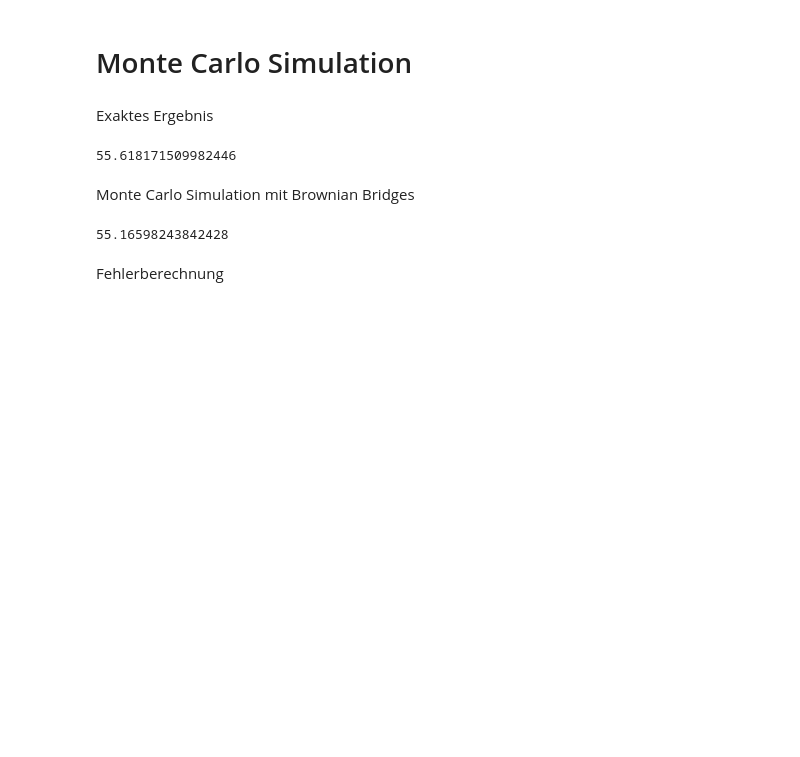
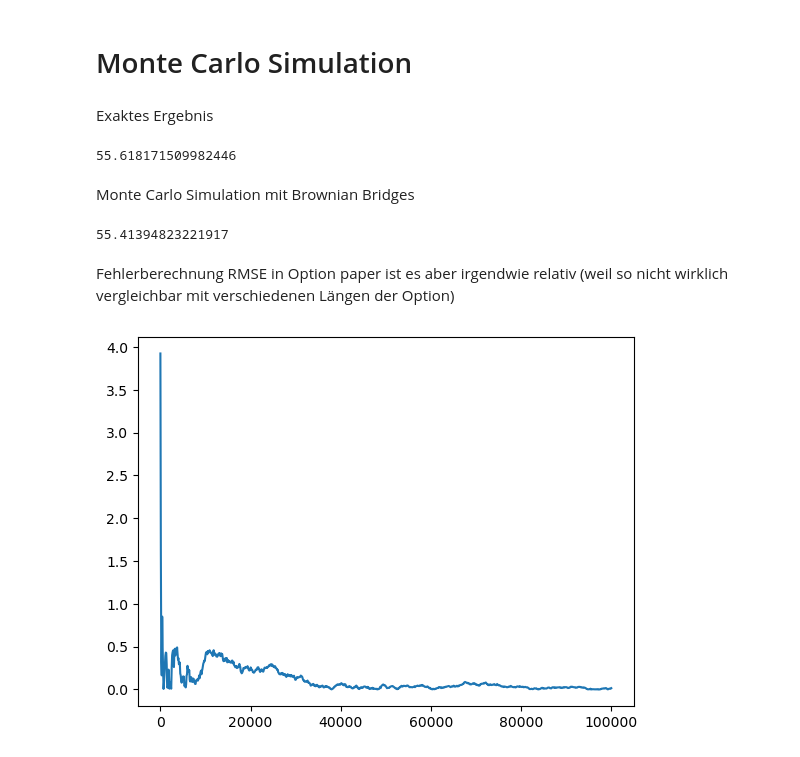
Before and after one commit to fabiangothe/Bachelor-thesis, a Jupyter notebook: Ratched_Digital_Option_BB.ipynb, the cells around one changed output. Cells and saved outputs as stored; diff of their text form; code cells hidden in the pictures; blank space fills up the shorter version.

```diff
--- a/Ratched_Digital_Option_BB.ipynb
+++ b/Ratched_Digital_Option_BB.ipynb
@@ -37,12 +37,12 @@ def create_BB(d, delta_t):
 # %% [markdown]
 Create Asset prices
 # %%
-def create_asset_prices(d, delta_t, S_0, mu, sigma):
+def create_asset_prices(mc_runs, d, delta_t, S_0, mu, sigma):
     S = np.empty([mc_runs, d+1]) #+1 weil d mal simuliert wird und aber der Startpreis des Assets auch in dem Vektor steht
 
     S[:,0] = S_0
 
-    BM = create_BB(d, delta_t)  #w_0 ist nciht dabei aber interessiert mich auch nicht
+    BM = create_BB(mc_runs, d, delta_t)  #w_0 ist nciht dabei aber interessiert mich auch nicht
 
     for k in range(mc_runs):
         for i in range(d):
@@ -51,8 +51,8 @@ def create_asset_prices(d, delta_t, S_0, mu, sigma):
 # %% [markdown]
 Calculate Payoff
 # %%
-def ratched_option(d, delta_t, S_0, mu, sigma):
-    S = create_asset_prices(d, delta_t, S_0, mu, sigma)
+def ratched_option(mc_runs, d, delta_t, S_0, mu, sigma):
+    S = create_asset_prices(mc_runs, d, delta_t, S_0, mu, sigma)
 
     indic = np.diff(S)>0
 
@@ -74,12 +74,22 @@ display(Exp)
 # %% [markdown]
 Monte Carlo Simulation mit Brownian Bridges
 # %%
-mc_expectation = ratched_option(d, delta_t, S_0, mu, sigma).mean()
+mc_expectation = ratched_option(mc_runs, d, delta_t, S_0, mu, sigma).mean()
 mc_expectation
 # %% [output]
-55.16598243842428
+55.41394823221917
-# %% [markdown]
-Fehlerberechnung
-# %%
-for i in np.linspace(10,100000):
-    mc_runs = i
+# %% [markdown]
+Fehlerberechnung RMSE in Option paper ist es aber irgendwie relativ (weil so nicht wirklich vergleichbar mit verschiedenen Längen der Option)
+# %%
+n = np.linspace(10,100000, 1000, dtype = int)
+mc_expectation = np.empty(len(n))
+mc_runs = int(n[len(n)-1])
+payoff = ratched_option(mc_runs, d, delta_t, S_0, mu, sigma)
+
+for i in range(len(n)):
+    mc_expectation[i] = payoff[:n[i]].mean()
+# %%
+plt.plot(n, np.sqrt((mc_expectation - Exp)**2))
+plt.show()
+# %% [output]
+[figure, added]
```
Also changed, not shown: parts of 1 cell of this notebook, 2 other files.
